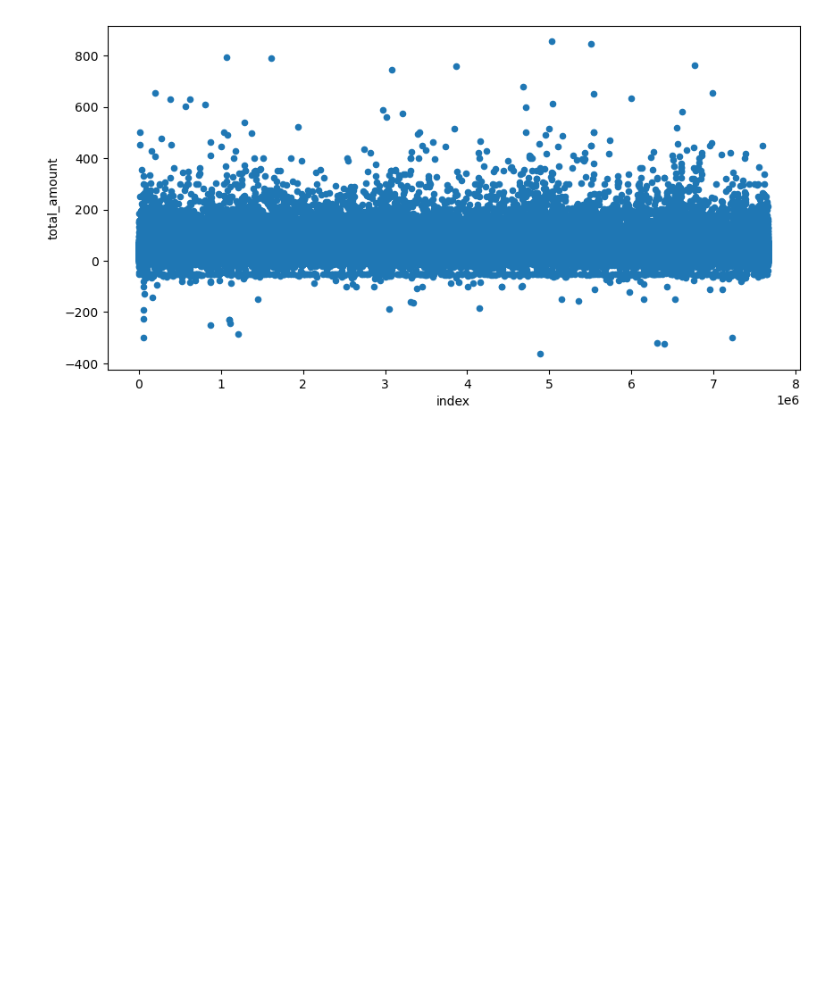
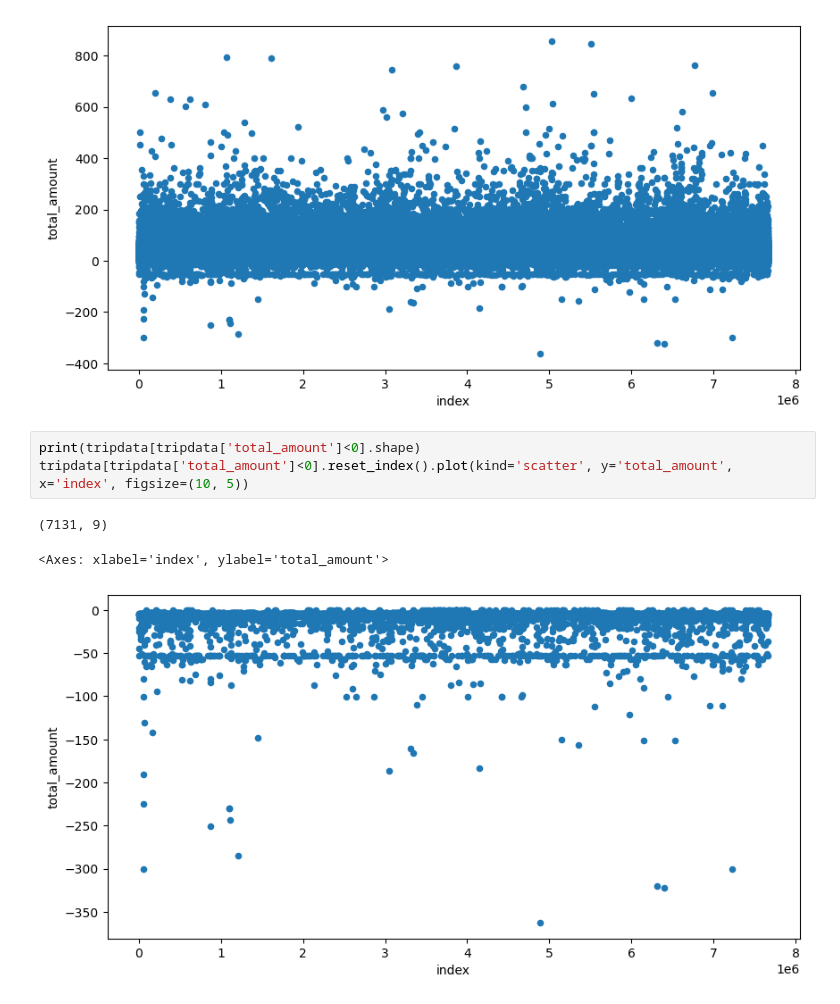
Before and after one commit to jamesaje/New-York-Taxi-Analysis, a Jupyter notebook: project_notebook.ipynb, the cells around one changed output. Drawn from its saved outputs; the diff is of its cells as text; blank space fills up the shorter version.

```diff
--- a/project_notebook.ipynb
+++ b/project_notebook.ipynb
@@ -81,3 +81,10 @@ tripdata[tripdata['total_amount']<1000].reset_index().plot(kind='scatter', y='to
 # %% [output]
 <Axes: xlabel='index', ylabel='total_amount'>
 [figure]
+# %%
+print(tripdata[tripdata['total_amount']<0].shape)
+tripdata[tripdata['total_amount']<0].reset_index().plot(kind='scatter', y='total_amount', x='index', figsize=(10, 5))
+# %% [output]
+(7131, 9)
+<Axes: xlabel='index', ylabel='total_amount'>
+[figure, added]
```
Also changed, not shown: parts of 16 cells of this notebook.
